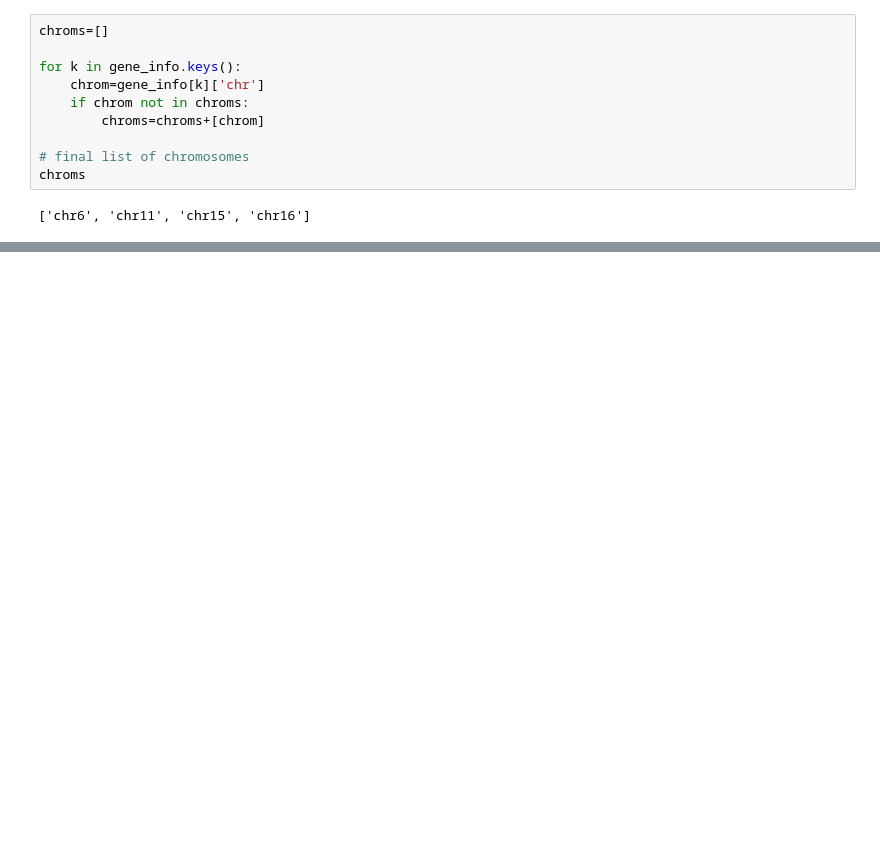
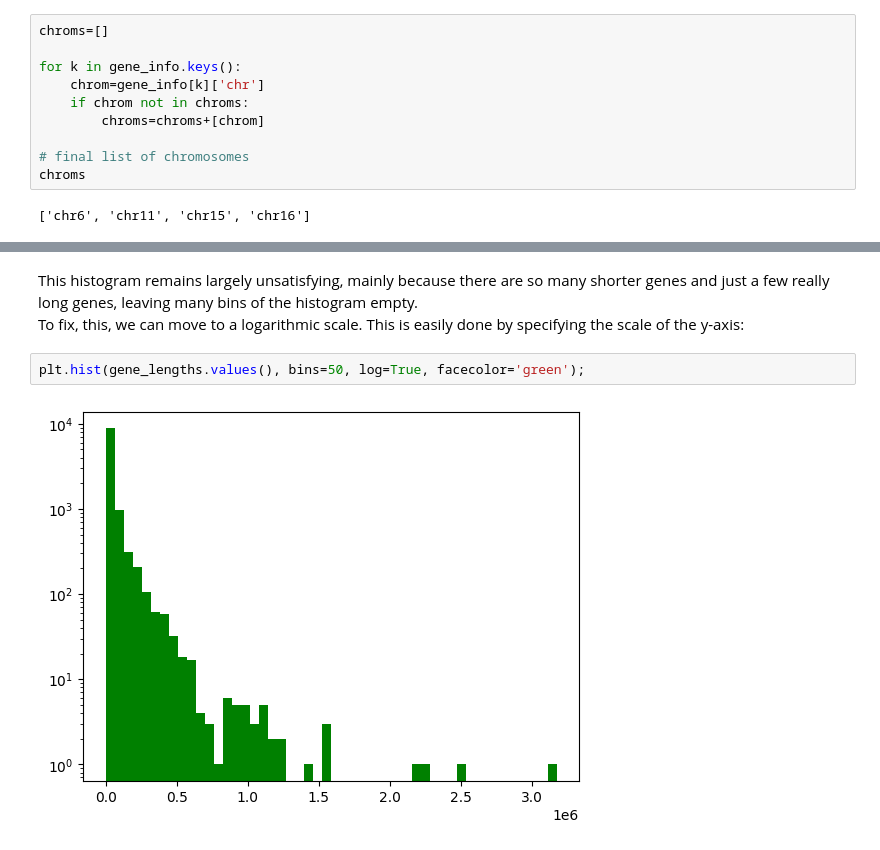
Before and after one commit to sbwiecko/quantitative_biology_workshop, a Jupyter notebook: w6_genomics_python/sequence_analysis.ipynb, the cells around one changed output, grey strips where cells are left out. Saved outputs shown, nothing was run; the diff lists cells and outputs as text; blank space fills up the shorter version.

```diff
--- a/w6_genomics_python/sequence_analysis.ipynb
+++ b/w6_genomics_python/sequence_analysis.ipynb
@@ -113,0 +295,7 @@ gene_counts
+# %% [markdown]
+This histogram remains largely unsatisfying, mainly because there are so many shorter genes and just a few really long genes, leaving many bins of the histogram empty.
+To fix, this, we can move to a logarithmic scale.  This is easily done by specifying the scale of the y-axis:
+# %%
+plt.hist(gene_lengths.values(), bins=50, log=True, facecolor='green');
+# %% [output]
+[figure, added]
```
Also changed, not shown: parts of 72 cells of this notebook.
